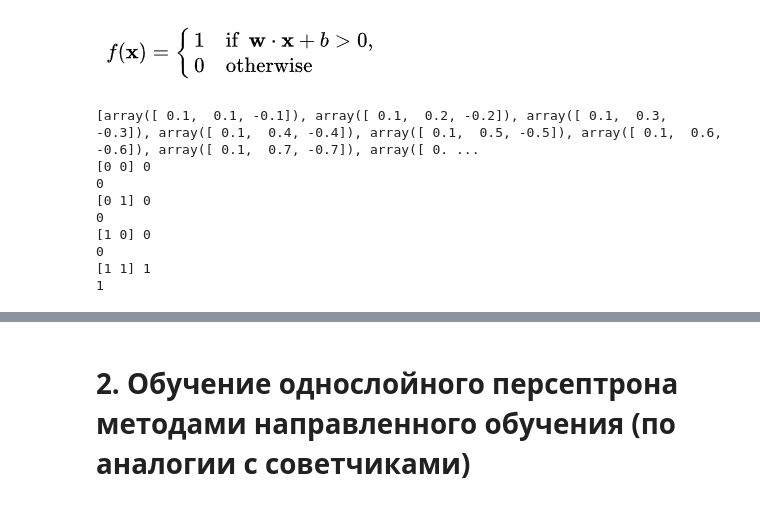
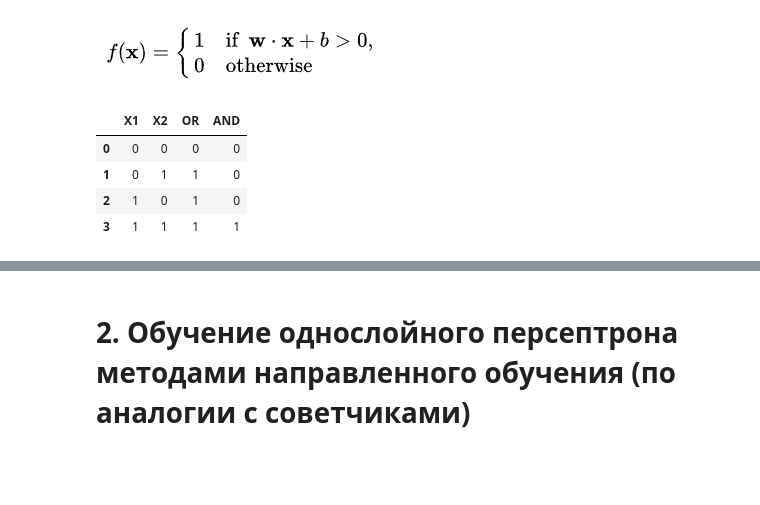
Before and after one commit to kae4ka/university-hometasks, a Jupyter notebook: INS.ipynb, the cells around one changed output, grey strips where cells are left out. Drawn from its saved outputs; the diff is of its cells as text; code cells hidden in the pictures; blank space fills up the shorter version.

```diff
--- a/INS.ipynb
+++ b/INS.ipynb
@@ -11,3 +11,25 @@
 * Запоминать все значения весов, при которых ошибка равна 0
 # %% [markdown]
 ![image.png](embedded-picture-1)
+# %%
+import numpy as np
+import pandas as pd
+
+x = np.array([[0, 0], [0, 1], [1, 0], [1, 1]])
+y_or = np.array([0, 1, 1, 1])
+y_and = np.array([0, 0, 0, 1])
+w_or = []
+w_and = []
+y_pred_or = []
+y_pred_and = []
+
+df = pd.DataFrame({'X1': x[:, 0], 'X2': x[:, 1],
+                  'OR': y_or, 'AND': y_and},
+                  columns=['X1', 'X2', 'OR', 'AND'])
+df
+# %% [output]
+|  | X1 | X2 | OR | AND |
+| 0 | 0 | 0 | 0 | 0 |
+| 1 | 0 | 1 | 1 | 0 |
+| 2 | 1 | 0 | 1 | 0 |
+| 3 | 1 | 1 | 1 | 1 |
@@ -14,14 +39,4 @@
 # %%
-import numpy as np
-
-# unit step function
-def step_func(u):
-        return 1 if (u > 0) else 0
-
-x = np.array([[0, 0], [0, 1], [1, 0], [1, 1]])
-y = np.array([0, 0, 0, 1])
-weights = []
-
 def perceptron(x, y, weights):
   for i in np.arange(-1.0, 1.1, 0.1):
     for j in np.arange(-1.0, 1.1, 0.1):
@@ -33,28 +48,7 @@ def perceptron(x, y, weights):
             y_pred = np.matmul(k, w.T)
             y_pred = step_func(y_pred)
             err = m - y_pred
-            # print(k, ' * ', w.T, ' = ', m, np.matmul(k,w.T))
             if err != 0:
               fail += 1
         if fail == 0:
           weights.append(w)
-
-perceptron(x, y, weights)
-
-print(weights)
-
-for k, m in np.array(list(zip(x, y))):
-  print(k, m)
-  k = np.insert(k, len(k), 1, axis=0)
-  y_pred = np.dot(k, weights[0].T)
-  print(step_func(y_pred))
-# %% [output]
-[array([ 0.1,  0.1, -0.1]), array([ 0.1,  0.2, -0.2]), array([ 0.1,  0.3, -0.3]), array([ 0.1,  0.4, -0.4]), array([ 0.1,  0.5, -0.5]), array([ 0.1,  0.6, -0.6]), array([ 0.1,  0.7, -0.7]), array([ 0. ...
-[0 0] 0
-0
-[0 1] 0
-0
-[1 0] 0
-0
-[1 1] 1
-1
```
Also changed, not shown: parts of 17 cells of this notebook.
